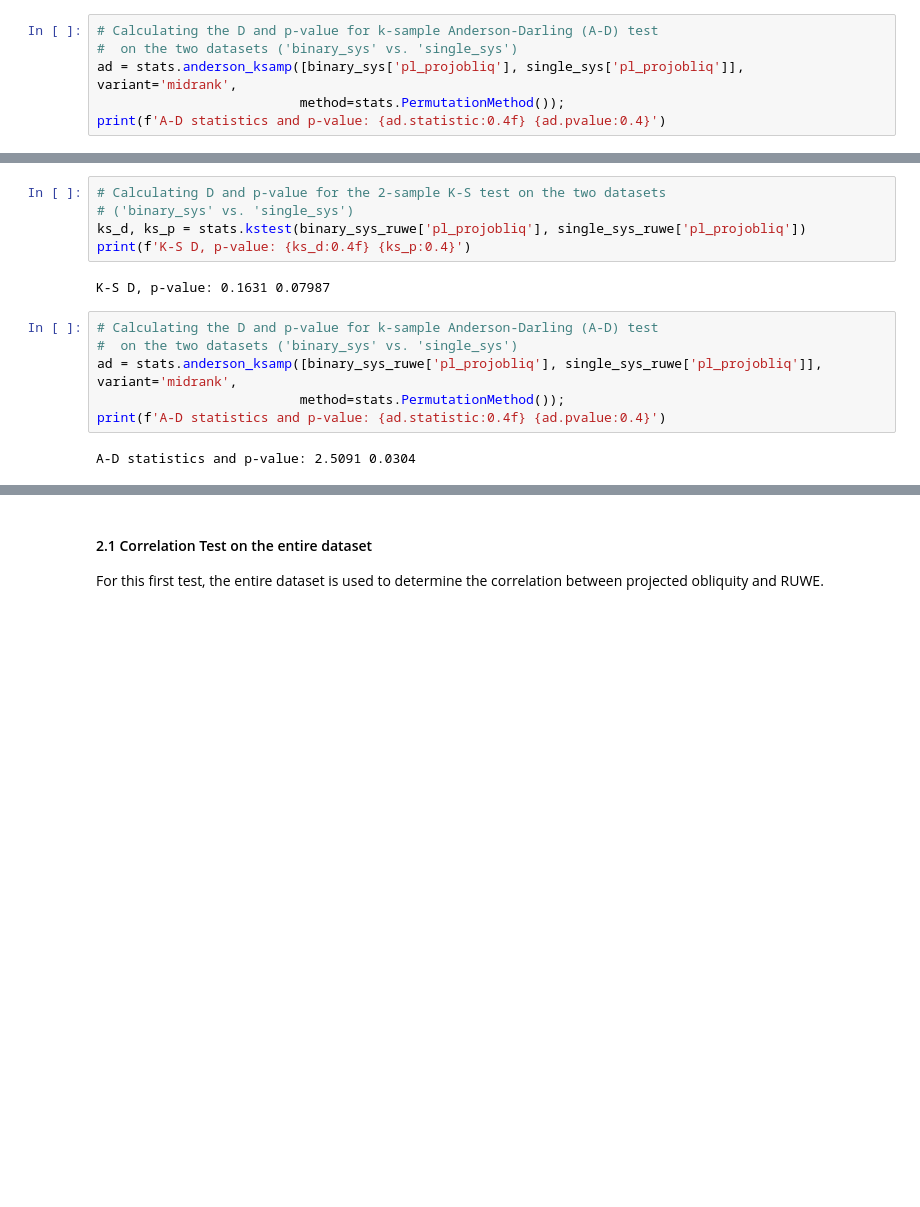
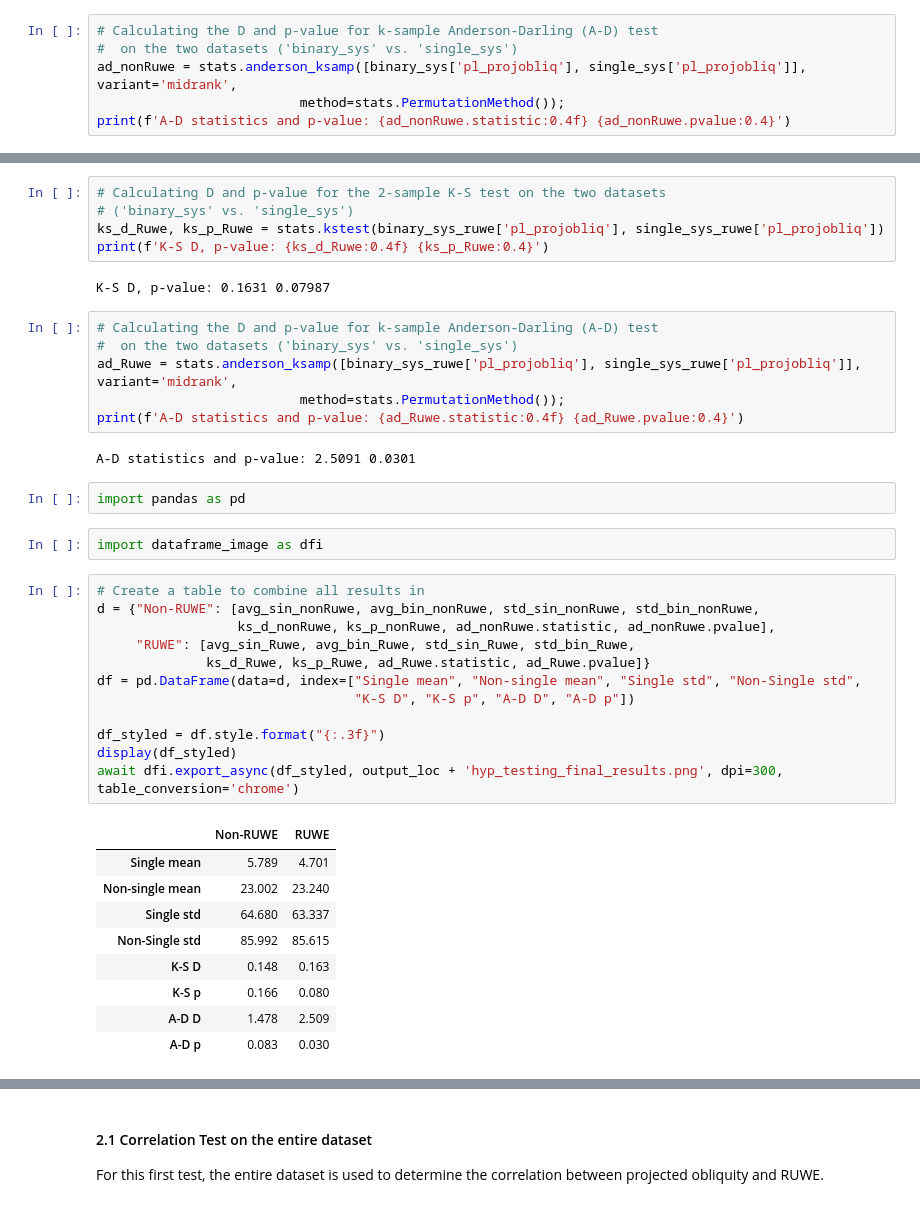
Before and after one commit to baryan/ASTR154-ProjectedObliquity, a Jupyter notebook: src/hypothesis_testing.ipynb, the cells around one changed output, grey strips where cells are left out. Drawn from its saved outputs; the diff is of its cells as text; blank space fills up the shorter version.

```diff
--- a/src/hypothesis_testing.ipynb
+++ b/src/hypothesis_testing.ipynb
@@ -180,7 +189,7 @@ K-S D, p-value: 0.1480 0.1659
 # %%
 # Calculating the D and p-value for k-sample Anderson-Darling (A-D) test
 #  on the two datasets ('binary_sys' vs. 'single_sys')
-ad = stats.anderson_ksamp([binary_sys['pl_projobliq'], single_sys['pl_projobliq']], variant='midrank',
+ad_nonRuwe = stats.anderson_ksamp([binary_sys['pl_projobliq'], single_sys['pl_projobliq']], variant='midrank',
                           method=stats.PermutationMethod());
-print(f'A-D statistics and p-value: {ad.statistic:0.4f} {ad.pvalue:0.4}')
+print(f'A-D statistics and p-value: {ad_nonRuwe.statistic:0.4f} {ad_nonRuwe.pvalue:0.4}')
 # %% [output]
@@ -364,18 +381,44 @@ Performing the actual hypothesis testing below.
 # %%
 # Calculating D and p-value for the 2-sample K-S test on the two datasets
 # ('binary_sys' vs. 'single_sys')
-ks_d, ks_p = stats.kstest(binary_sys_ruwe['pl_projobliq'], single_sys_ruwe['pl_projobliq'])
-print(f'K-S D, p-value: {ks_d:0.4f} {ks_p:0.4}')
+ks_d_Ruwe, ks_p_Ruwe = stats.kstest(binary_sys_ruwe['pl_projobliq'], single_sys_ruwe['pl_projobliq'])
+print(f'K-S D, p-value: {ks_d_Ruwe:0.4f} {ks_p_Ruwe:0.4}')
 # %% [output]
 K-S D, p-value: 0.1631 0.07987
 # %%
 # Calculating the D and p-value for k-sample Anderson-Darling (A-D) test
 #  on the two datasets ('binary_sys' vs. 'single_sys')
-ad = stats.anderson_ksamp([binary_sys_ruwe['pl_projobliq'], single_sys_ruwe['pl_projobliq']], variant='midrank',
+ad_Ruwe = stats.anderson_ksamp([binary_sys_ruwe['pl_projobliq'], single_sys_ruwe['pl_projobliq']], variant='midrank',
                           method=stats.PermutationMethod());
-print(f'A-D statistics and p-value: {ad.statistic:0.4f} {ad.pvalue:0.4}')
+print(f'A-D statistics and p-value: {ad_Ruwe.statistic:0.4f} {ad_Ruwe.pvalue:0.4}')
 # %% [output]
-A-D statistics and p-value: 2.5091 0.0304
+A-D statistics and p-value: 2.5091 0.0301
+# %%
+import pandas as pd
+# %%
+import dataframe_image as dfi
+# %%
+# Create a table to combine all results in
+d = {"Non-RUWE": [avg_sin_nonRuwe, avg_bin_nonRuwe, std_sin_nonRuwe, std_bin_nonRuwe,
+                  ks_d_nonRuwe, ks_p_nonRuwe, ad_nonRuwe.statistic, ad_nonRuwe.pvalue],
+     "RUWE": [avg_sin_Ruwe, avg_bin_Ruwe, std_sin_Ruwe, std_bin_Ruwe,
+              ks_d_Ruwe, ks_p_Ruwe, ad_Ruwe.statistic, ad_Ruwe.pvalue]}
+df = pd.DataFrame(data=d, index=["Single mean", "Non-single mean", "Single std", "Non-Single std",
+                                 "K-S D", "K-S p", "A-D D", "A-D p"])
+
+df_styled = df.style.format("{:.3f}")
+display(df_styled)
+await dfi.export_async(df_styled, output_loc + 'hyp_testing_final_results.png', dpi=300, table_conversion='chrome')
+# %% [output]
+|  | Non-RUWE | RUWE |
+| Single mean | 5.789 | 4.701 |
+| Non-single mean | 23.002 | 23.240 |
+| Single std | 64.680 | 63.337 |
+| Non-Single std | 85.992 | 85.615 |
+| K-S D | 0.148 | 0.163 |
+| K-S p | 0.166 | 0.080 |
+| A-D D | 1.478 | 2.509 |
+| A-D p | 0.083 | 0.030 |
 # %% [markdown]
 ### 2. Correlation Testing
 
```
Also changed, not shown: parts of 14 cells of this notebook, 1 other file.
